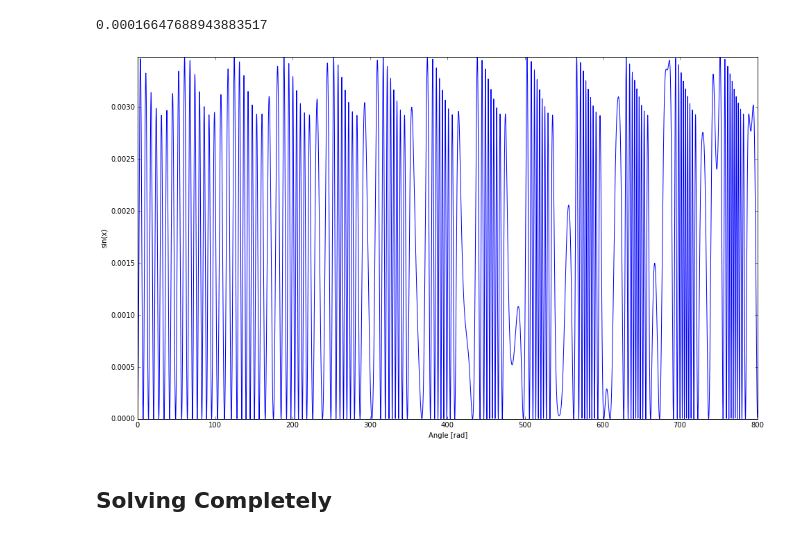
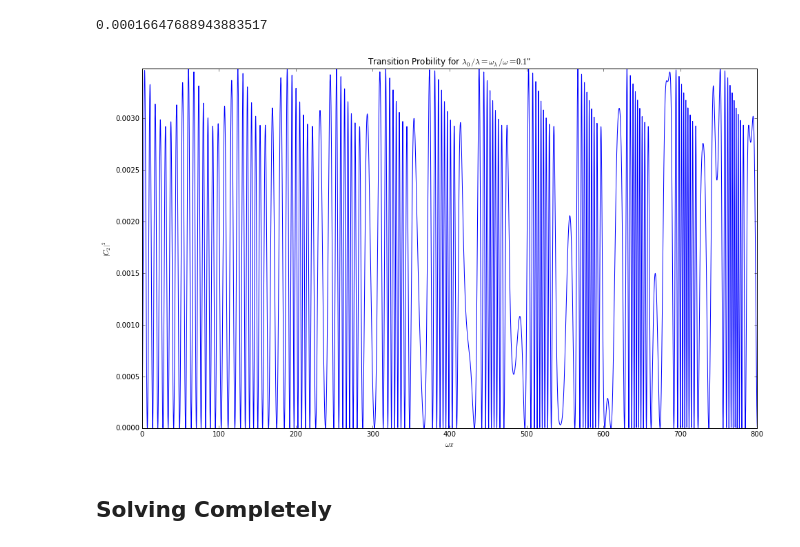
Before and after one commit to NeuPhysics/codebase, a Jupyter notebook: ipynb/matter/UnderstandingPeriodicMatterDrivenNeutrinoOscillations.ipynb, the cells around one changed output. Drawn from its saved outputs; the diff is of its cells as text; code cells hidden in the pictures.

```diff
--- a/ipynb/matter/UnderstandingPeriodicMatterDrivenNeutrinoOscillations.ipynb
+++ b/ipynb/matter/UnderstandingPeriodicMatterDrivenNeutrinoOscillations.ipynb
@@ -53,15 +56,16 @@ prob3(alpha,beta,0.5)
 # %%
 pltend = 800
 pltlinsize = pltend*10 + 1
 x = np.linspace(0, pltend, pltlinsize)
 plt.figure(figsize = (16,9.36))
 plt.plot(x, prob3(alpha,beta,x))
-plt.xlabel('Angle [rad]')
-plt.ylabel('sin(x)')
+plt.xlabel('$\omega x$')
+plt.ylabel('$|C_2|^2$')
 plt.axis('tight')
+plt.title('Transition Probility for $\lambda_0/\lambda = \omega_\lambda /\omega = 0.1$"')
 plt.show()
 # %% [output]
-[figure, old version]
+[figure, new version]
 # %% [markdown]
 ## Solving Completely
 # %% [markdown]
```
Also changed, not shown: parts of 3 cells of this notebook, 2 other files.
